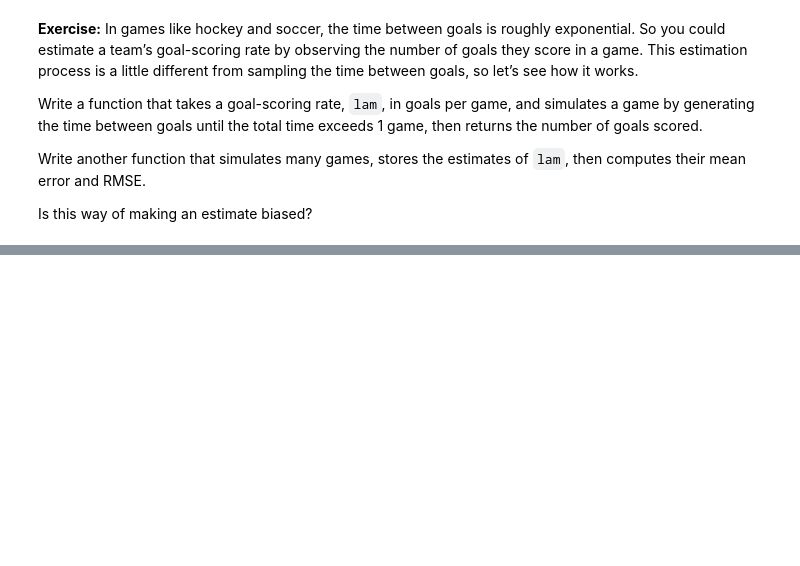
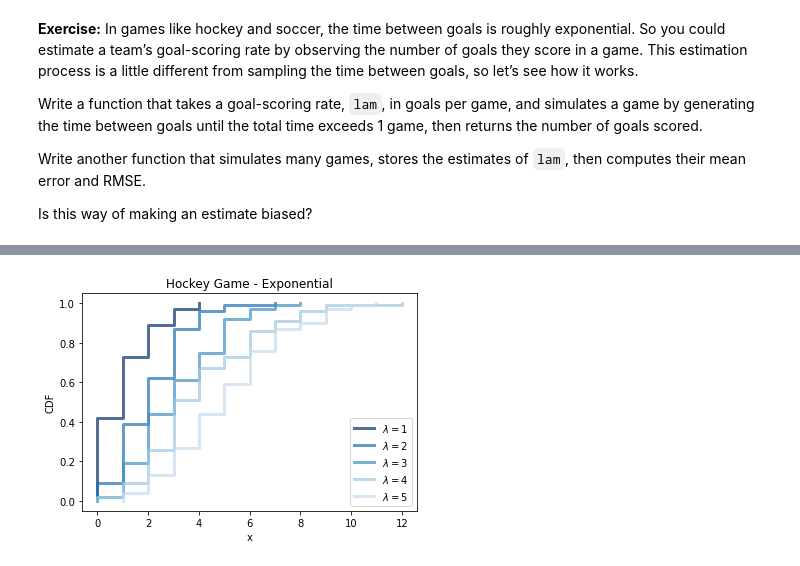
Before and after one commit to Morgan-Sell/ThinkStats2, a Jupyter notebook: code/chap08ex.ipynb, the cells around one changed output, grey strips where cells are left out. Drawn from its saved outputs; the diff is of its cells as text; code cells hidden in the pictures; blank space fills up the shorter version.

```diff
--- a/code/chap08ex.ipynb
+++ b/code/chap08ex.ipynb
@@ -336,0 +386,21 @@ def SimulateGame(lam):
+# %%
+thinkplot.PrePlot(3)
+for lam in [2.0, 1, 0.5]:
+    xs, ps = thinkstats2.RenderExpoCdf(lam, 0, 3.0, 50)
+    label = r'$\lambda=%g$' % lam
+    thinkplot.Plot(xs, ps, label=label)
+
+thinkplot.Config(title='Exponential CDF', xlabel='x', ylabel='CDF',
+                 loc='lower right')
+# %%
+thinkplot.PrePlot(5)
+
+for num, cdf in enumerate(cdf_arr):
+    num = num + 1
+    label = r'$\lambda=%g$' % num
+    thinkplot.Cdf(cdf, label=label)
+
+
+thinkplot.Config(title='Hockey Game - Exponential', xlabel='x', ylabel='CDF', loc='lower right')
+# %% [output]
+[figure, added]
```
Also changed, not shown: parts of 6 cells of this notebook, 2 other files.
